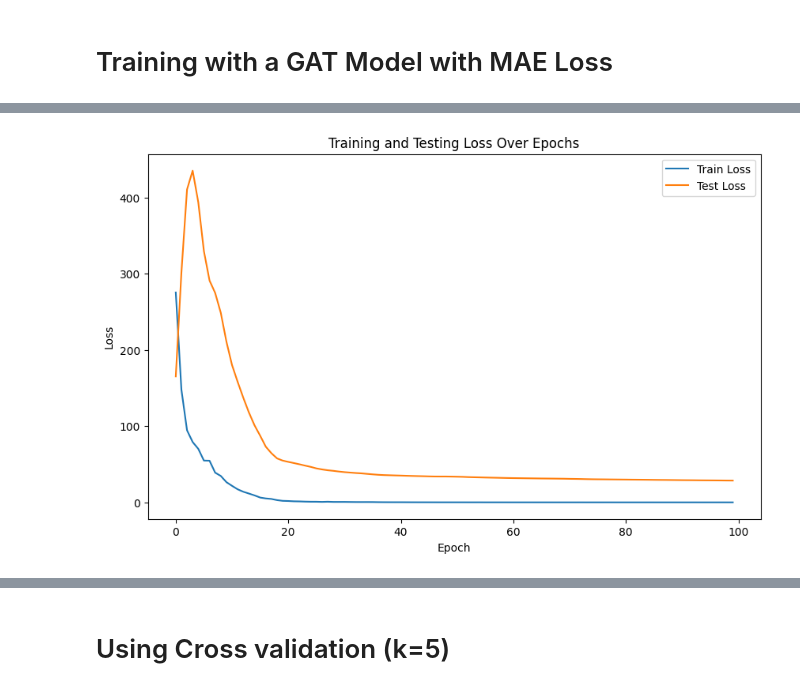
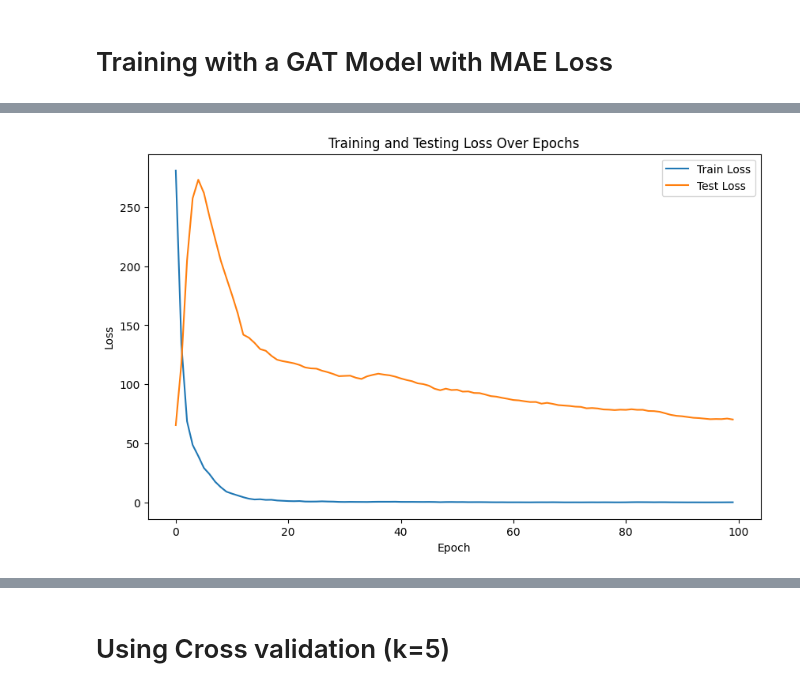
Before and after one commit to arielflt/Protein, a Jupyter notebook: Project.ipynb, the cells around one changed output, grey strips where cells are left out. Drawn from its saved outputs; the diff is of its cells as text; code cells hidden in the pictures.

```diff
--- a/Project.ipynb
+++ b/Project.ipynb
@@ -240,11 +241,11 @@ class GCN(torch.nn.Module):
         return x
 
 def load_graph_data():
-    graph_files = os.listdir('sg')  # Corrected directory
+    graph_files = os.listdir('sgwv')  # Corrected directory
     datasets = []
 
     for file in graph_files:
-        data = torch.load(os.path.join('sg', file))  # Corrected path
+        data = torch.load(os.path.join('sgwv', file))  # Corrected path
         datasets.append(data)  # Directly use the loaded data
 
     return datasets
@@ -341,7 +342,7 @@ class GAT(torch.nn.Module):
         return x
 
 
-saved_graphs_folder = 'sg'
+saved_graphs_folder = 'sgwv'
 graph_files = [f for f in os.listdir(saved_graphs_folder) if f.endswith('.pt')]
 datasets = [torch.load(os.path.join(saved_graphs_folder, f)) for f in graph_files]
 
@@ -424,4 +425,4 @@ Epoch: 90, Train Loss: 0.1245, Test Loss: 29.2561
-[figure, old version]
+[figure, new version]
 # %%
 import os
 import torch
```
Also changed, not shown: parts of 7 cells of this notebook, 7 other files.
